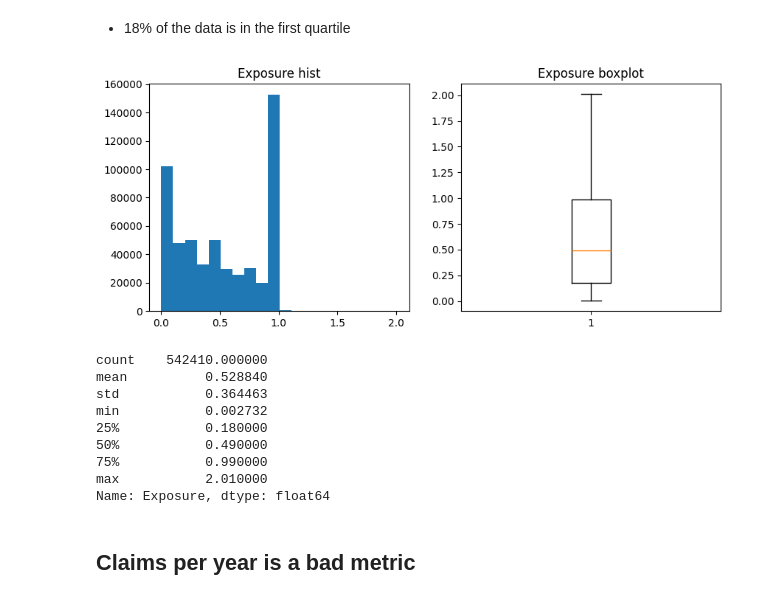
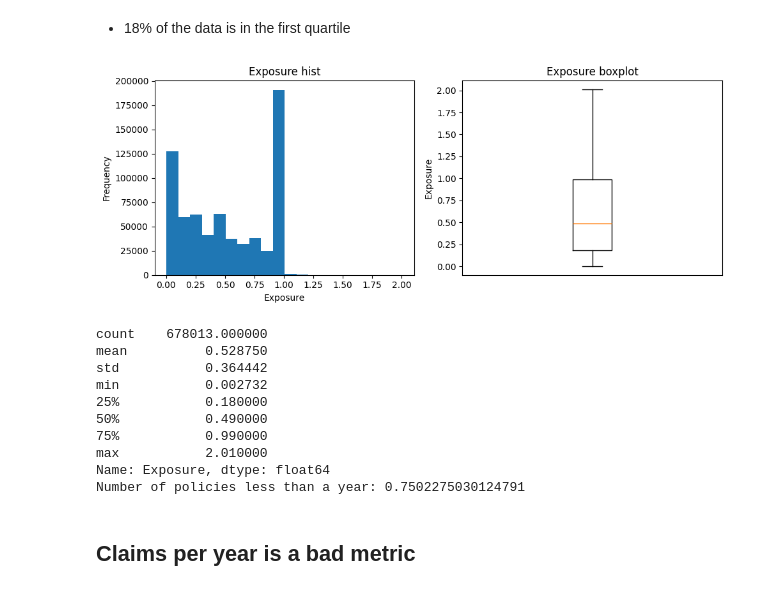
Before and after one commit to philipmunster/car-insurance-ML-ITU, a Jupyter notebook: philip/eda.ipynb, the cells around one changed output. Drawn from its saved outputs; the diff is of its cells as text; code cells hidden in the pictures.

Commit message:
exposure distribution

```diff
--- a/philip/eda.ipynb
+++ b/philip/eda.ipynb
@@ -5,7 +5,10 @@ import pandas as pd
 import numpy as np
 import matplotlib.pyplot as plt
 # %%
-df = pd.read_csv('../claims_train.csv')
+df_train = pd.read_csv('../claims_train.csv')
+df_test = pd.read_csv('../claims_test.csv')
+df = pd.concat([df_train, df_test], ignore_index=True)
 
 df.head()
+print(len(df))
 # %% [output]
@@ -181,27 +179,42 @@ Name: DrivAge, dtype: float64
 # %% [markdown]
 - 18% of the data is in the first quartile
 # %%
+import matplotlib.cm as cm
+cmap = cm.tab10
+
 fig, ax = plt.subplots(1, 2, figsize=(10,4))
 ax[0].set_title('Exposure hist')
+ax[0].set_ylabel('Frequency')
+ax[0].set_xlabel('Exposure')
 ax[0].hist(df['Exposure'], bins=20)
 
 ax[1].set_title('Exposure boxplot')
+ax[1].set_ylabel('Exposure')
+# hide x-axis ticks & labels (put this BEFORE plt.tight_layout()/plt.show())
+ax[1].tick_params(axis='x', which='both', bottom=False, top=False, labelbottom=False)
+# (belt-and-suspenders)
+ax[1].set_xticks([])
+ax[1].set_xticklabels([])
 ax[1].boxplot(df['Exposure'])
 
+plt.tight_layout()
 plt.show()
 
 print(df['Exposure'].describe())
+
+print(f"Number of policies less than a year: {1 - len(df[df['Exposure'] >= 1]) / len(df)}")
 # %% [output]
-[figure, old version]
+[figure, new version]
-count    542410.000000
-mean          0.528840
-std           0.364463
+count    678013.000000
+mean          0.528750
+std           0.364442
 min           0.002732
 25%           0.180000
 50%           0.490000
 75%           0.990000
 max           2.010000
 Name: Exposure, dtype: float64
+Number of policies less than a year: 0.7502275030124791
 # %% [markdown]
 ## Claims per year is a bad metric
 # %%
```
Also changed, not shown: parts of 8 cells of this notebook, 2 other files.
